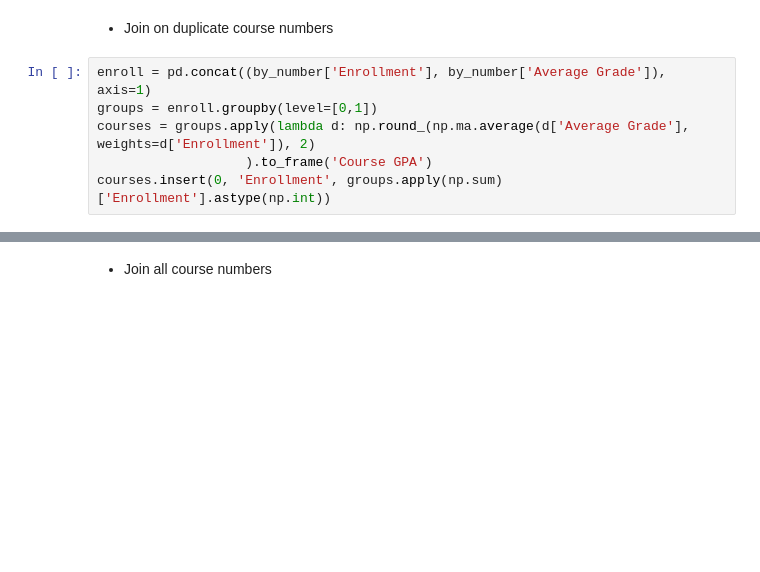
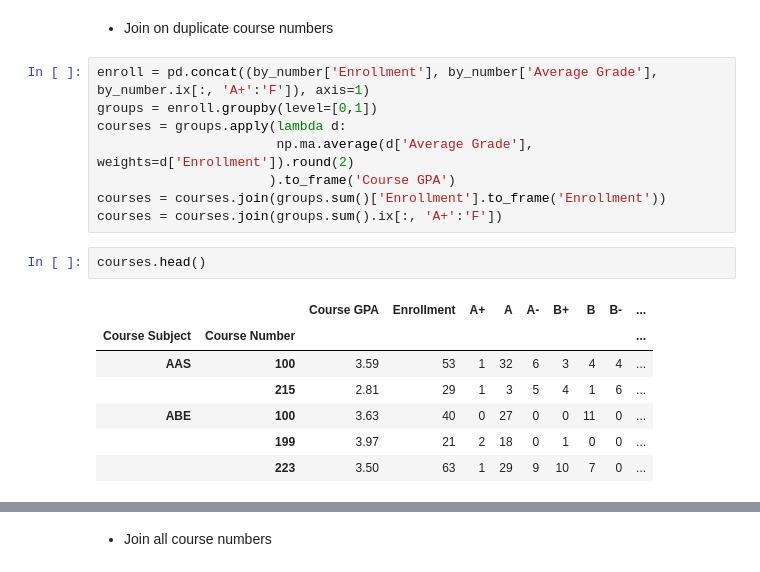
Before and after one commit to maneyko/grades, a Jupyter notebook: grades.ipynb, the cells around one changed output, grey strips where cells are left out. Drawn from its saved outputs; the diff is of its cells as text; blank space fills up the shorter version.

```diff
--- a/grades.ipynb
+++ b/grades.ipynb
@@ -53,11 +53,23 @@ plot_course_num(by_number.loc[subject].loc[[int(number)]], subject, int(number))
 # %% [markdown]
 * Join on duplicate course numbers
 # %%
-enroll = pd.concat((by_number['Enrollment'], by_number['Average Grade']), axis=1)
+enroll = pd.concat((by_number['Enrollment'], by_number['Average Grade'], by_number.ix[:, 'A+':'F']), axis=1)
 groups = enroll.groupby(level=[0,1])
-courses = groups.apply(lambda d: np.round_(np.ma.average(d['Average Grade'], weights=d['Enrollment']), 2)
-                   ).to_frame('Course GPA')
-courses.insert(0, 'Enrollment', groups.apply(np.sum)['Enrollment'].astype(np.int))
+courses = groups.apply(lambda d:
+                       np.ma.average(d['Average Grade'], weights=d['Enrollment']).round(2)
+                      ).to_frame('Course GPA')
+courses = courses.join(groups.sum()['Enrollment'].to_frame('Enrollment'))
+courses = courses.join(groups.sum().ix[:, 'A+':'F'])
+# %%
+courses.head()
+# %% [output]
+|  |  | Course GPA | Enrollment | A+ | A | A- | B+ | B | B- | ... |
+| Course Subject | Course Number |  |  |  |  |  |  |  |  | ... |
+| AAS | 100 | 3.59 | 53 | 1 | 32 | 6 | 3 | 4 | 4 | ... |
+|  | 215 | 2.81 | 29 | 1 | 3 | 5 | 4 | 1 | 6 | ... |
+| ABE | 100 | 3.63 | 40 | 0 | 27 | 0 | 0 | 11 | 0 | ... |
+|  | 199 | 3.97 | 21 | 2 | 18 | 0 | 1 | 0 | 0 | ... |
+|  | 223 | 3.50 | 63 | 1 | 29 | 9 | 10 | 7 | 0 | ... |
 # %%
 subjects = ['FR', 'GER']
 courses.ix[subjects]
```
Also changed, not shown: parts of 1 cell of this notebook.
